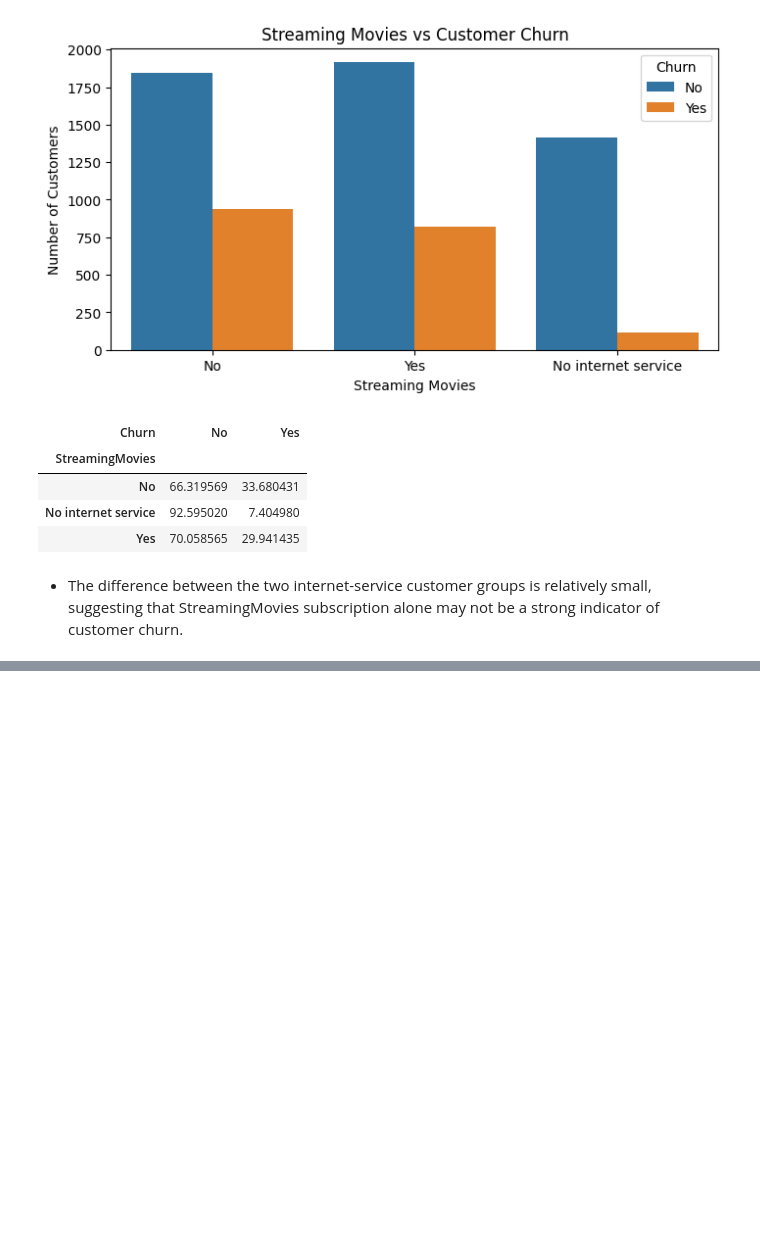
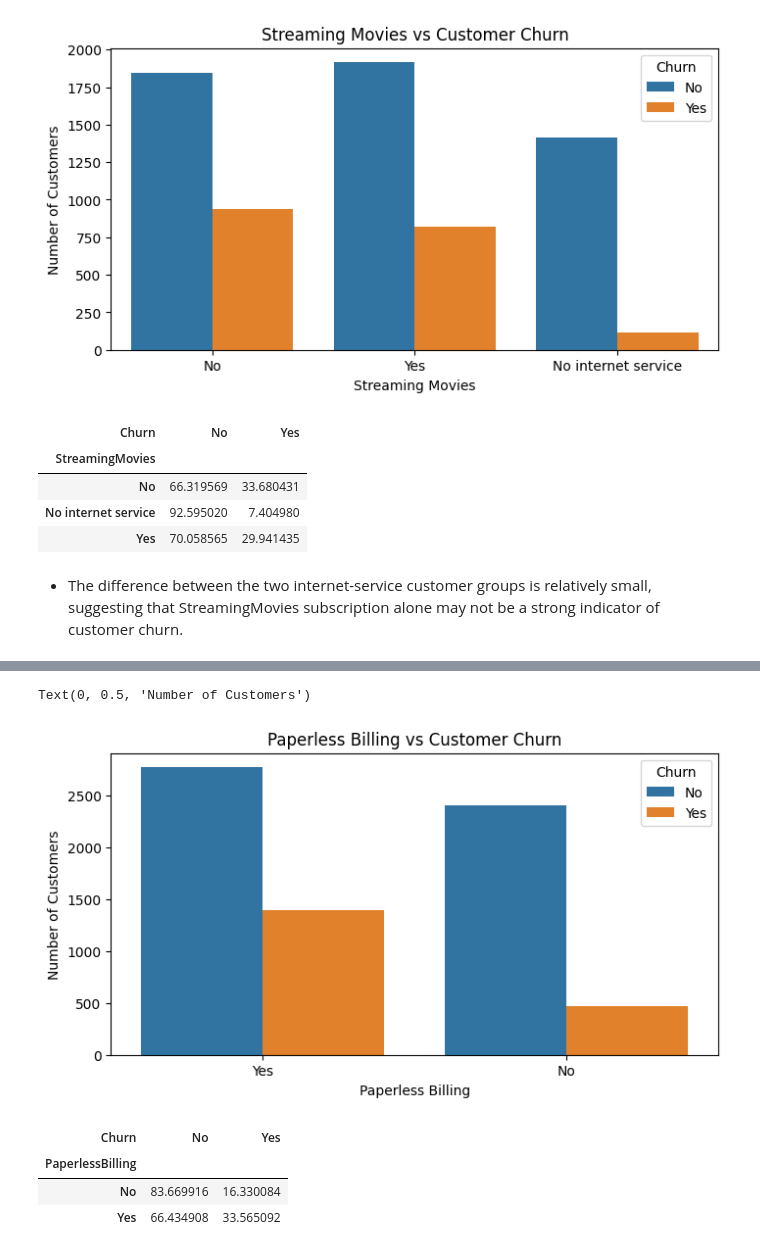
Before and after one commit to dheeraj59/Telco-Customer-Churn-EDA, a Jupyter notebook: eda.ipynb, the cells around one changed output, grey strips where cells are left out. Drawn from its saved outputs; the diff is of its cells as text; code cells hidden in the pictures; blank space fills up the shorter version.

```diff
--- a/eda.ipynb
+++ b/eda.ipynb
@@ -1333,0 +1354,16 @@ pd.crosstab(df['StreamingMovies'], df['Churn'],  normalize='index') * 100
+# %%
+plt.figure(figsize=(8,4))
+sns.countplot(data=df, x='PaperlessBilling', hue='Churn')
+plt.title('Paperless Billing vs Customer Churn')
+plt.xlabel('Paperless Billing')
+plt.ylabel('Number of Customers')
+# %% [output]
+Text(0, 0.5, 'Number of Customers')
+[figure, added]
+# %%
+pd.crosstab(df["PaperlessBilling"], df["Churn"], normalize='index')*100
+# %% [output]
+| Churn | No | Yes |
+| PaperlessBilling |  |  |
+| No | 83.669916 | 16.330084 |
+| Yes | 66.434908 | 33.565092 |
```
Also changed, not shown: parts of 8 cells of this notebook.
